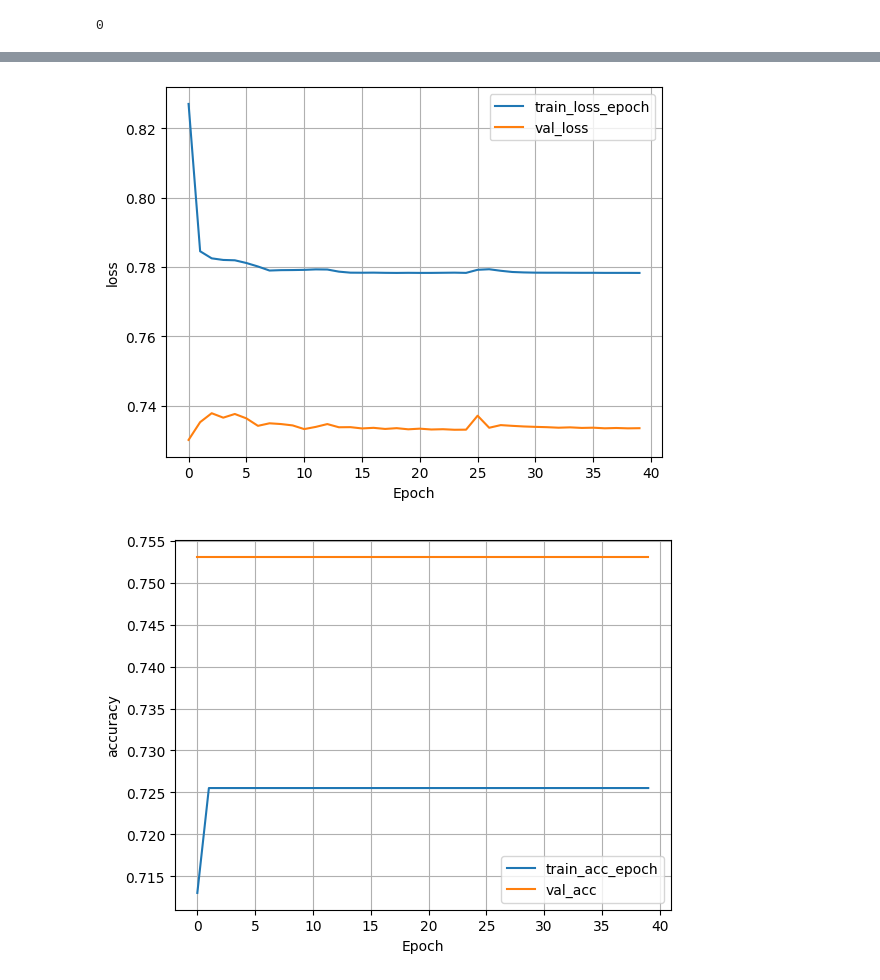
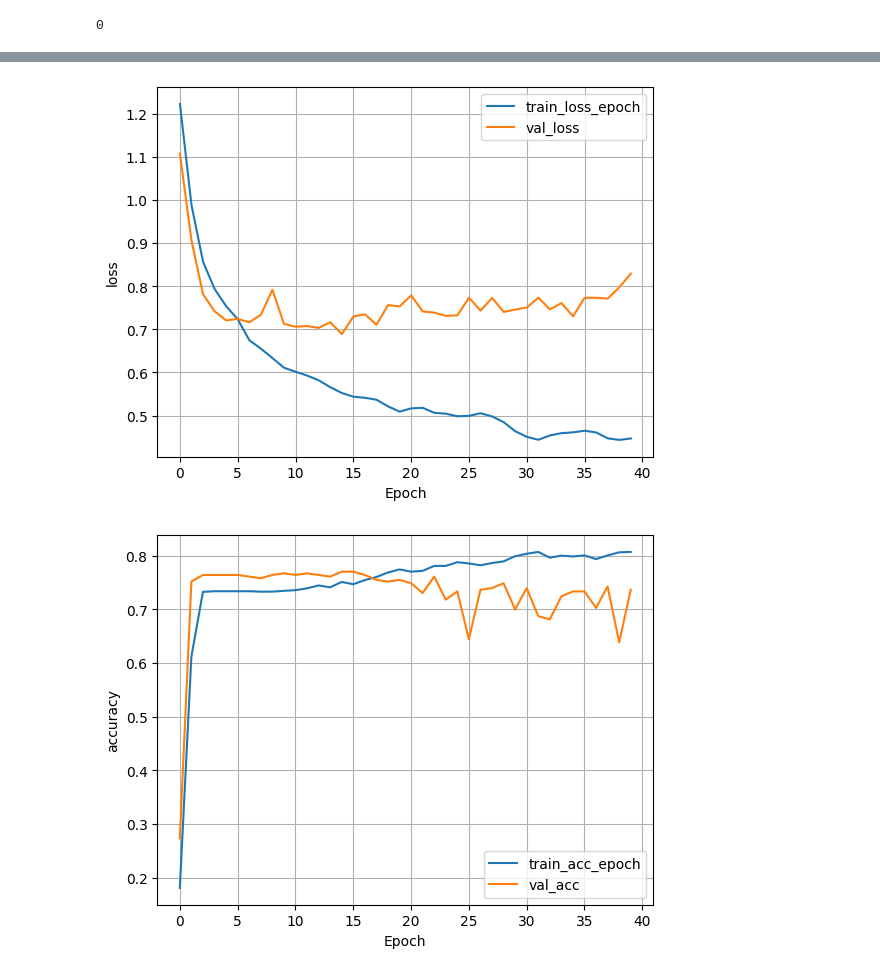
Before and after one commit to raziehAskarizade/Beyond-Words, a Jupyter notebook: codes.ipynb, the cells around one changed output, grey strips where cells are left out. Saved outputs shown, nothing was run; the diff lists cells and outputs as text; code cells hidden in the pictures.

Commit message:
hyper-parameter tunnig

```diff
--- a/codes.ipynb
+++ b/codes.ipynb
@@ -276,17 +179,15 @@ def save_evaluation(model_mgr, eval_dataloader, name_prepend: str='',
                     print(f'f1_score: {f1_score(y_true_num, y_pred_num)}', file=f)
             if(give_accuracy_score):
                 print(f'accuracy_score: {accuracy_score(y_true_num, y_pred_num)}', file=f)
-            if(give_precision_score):
-                if multi_class:
-                    print(f'f1_score: {precision_score(y_true_num, y_pred_num, average=None)}', file=f)
-                else:
-                    print(f'f1_score: {precision_score(y_true_num, y_pred_num)}', file=f)
-            if(give_recall_score):
-                if multi_class:
-                    print(f'f1_score: {recall_score(y_true_num, y_pred_num, average=None)}', file=f)
-                else:
-                    print(f'f1_score: {recall_score(y_true_num, y_pred_num)}', file=f)
+            # if(give_precision_score):
+            #     if multi_class:
+            #         print(f'f1_score: {precision_score(y_true_num, y_pred_num, average=None)}', file=f)
+            #     else:
+            #         print(f'f1_score: {precision_score(y_true_num, y_pred_num)}', file=f)
+            # if(give_recall_score):
+            #     if multi_class:
+            #         print(f'f1_score: {recall_score(y_true_num, y_pred_num, average=None)}', file=f)
+            #     else:
+            #         print(f'f1_score: {recall_score(y_true_num, y_pred_num)}', file=f)
             # if(give_hinge_loss):
             #     print(f'hinge_loss: {hinge_loss(y_true_num, y_pred)}', file=f)
-# %%
-(metadata[0].remove(x, inplace=True) for x in ['dep', 'tag', 'sentence', 'sentiment'])
@@ -385,10 +258,10 @@ class HeteroDeepGraphEmbedding6(torch.nn.Module):
 
         self.output_layer = Linear(self.hidden_feature, self.num_out_features)
 
-        self.dep_embedding = torch.nn.Embedding(200, self.input_features)
-        self.tag_embedding = torch.nn.Embedding(200, self.input_features)
-        self.dep_unembedding = torch.nn.Linear(self.hidden_feature, 200)
-        self.tag_unembedding = torch.nn.Linear(self.hidden_feature, 200)
+        self.dep_embedding = torch.nn.Embedding(64, self.input_features)
+        self.tag_embedding = torch.nn.Embedding(64, self.input_features)
+        self.dep_unembedding = torch.nn.Linear(self.hidden_feature, 64)
+        self.tag_unembedding = torch.nn.Linear(self.hidden_feature, 64)
 
         self.pw1 = torch.nn.Parameter(torch.tensor(self.edge_type_weights, dtype=torch.float32), requires_grad=False)
 
@@ -546,18 +434,18 @@ print(torch.cuda.device_count())
 # %%
 for i in range(1):
     for k in edge_type_weights:
-        graph_embedding = HeteroDeepGraphEmbedding6(300, 3, metadata, 16, dropout=0.4, edge_type_count=2, edge_type_weights=edge_type_weights[k], active_keys=['word', 'general'])
+        graph_embedding = HeteroDeepGraphEmbedding6(300, 3, metadata, 4, dropout=0.3, edge_type_count=9, edge_type_weights=edge_type_weights[k], active_keys=['dep', 'tag', 'word', 'sentence', 'general', 'sentiment'], device='cuda')
         graph_embedding = graph_embedding.to(device)
         callbacks = [
         ModelCheckpoint(save_top_k=5, mode='max', monitor='val_acc', save_last=True)
         ]
         loss_func = MulticlassHeteroLoss2(exception_keys=['word'], enc_factor=0.003)
-        optimizer = torch.optim.Adam(graph_embedding.parameters(), lr=0.045, weight_decay=0.0125)
-        lr_scheduler = torch.optim.lr_scheduler.MultiStepLR(optimizer, milestones=[6, 13, 28, 45, 60], gamma=0.5, verbose=True)
+        optimizer = torch.optim.Adam(graph_embedding.parameters(), lr=0.0045, weight_decay=0.0125)
+        lr_scheduler = torch.optim.lr_scheduler.MultiStepLR(optimizer, milestones=[6, 13, 28, 45, 60], gamma=0.69, verbose=True)
         lightning_model = HeteroMultiClassLightningModel(graph_embedding, 4,
                                             optimizer=optimizer,
                                             loss_func=loss_func,
-                                            learning_rate=0.045,
+                                            learning_rate=0.0045,
                                             batch_size=batch_size,
                                             user_lr_scheduler=True,
                                             lr_scheduler=lr_scheduler,
@@ -716,7 +510,7 @@ def plot_csv_logger(csv_path, loss_names=['train_loss_epoch', 'val_loss'], eval_
     df_metrics[eval_names].plot(grid=True, legend=True, xlabel='Epoch', ylabel='accuracy')
     plt.show()
 # %%
-plot_csv_logger(r'C:\Users\razieh\Downloads\Beyond-Words\logs\hetero_model_20_AG\version_45\metrics.csv')
+plot_csv_logger(r'logs\hetero_model_20_AG\version_93\metrics.csv')
 # %% [output]
-[figure, old version]
+[figure, new version]
-[figure, old version]
+[figure, new version]
```
Also changed, not shown: parts of 28 cells of this notebook, 8 other files.
